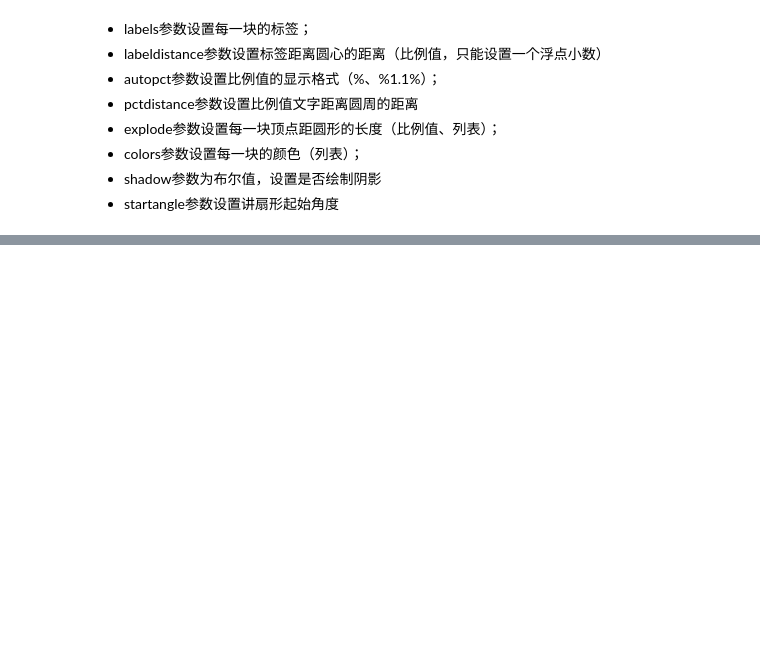
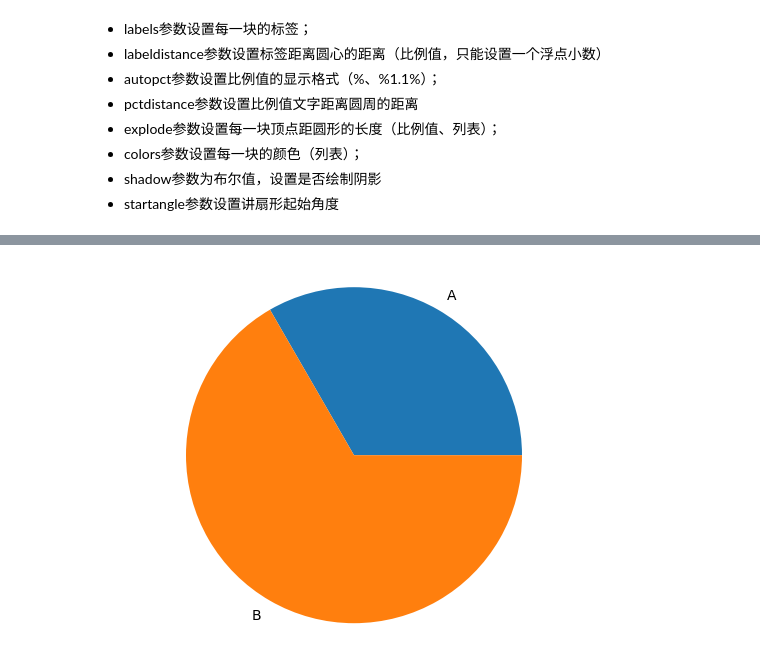
Before and after one commit to Leecoin49/StudyNote, a Jupyter notebook: LLM/AILLM_Luffy/1.Python/第21章Matplotlib/1.Matplotlib绘图.ipynb, the cells around one changed output, grey strips where cells are left out. Cells and saved outputs as stored; diff of their text form; code cells hidden in the pictures; blank space fills up the shorter version.

```diff
--- a/LLM/AILLM_Luffy/1.Python/第21章Matplotlib/1.Matplotlib绘图.ipynb
+++ b/LLM/AILLM_Luffy/1.Python/第21章Matplotlib/1.Matplotlib绘图.ipynb
@@ -1165,0 +1202,10 @@ pie()
+# %%
+# 不填满的饼图，保真展示的数据的和不要超过1
+percent = data/data.sum()
+percent
+
+plt.pie(percent[:2], labels=index[:2])
+_ = plt.axis('equal')
+plt.show()
+# %% [output]
+[figure, added]
```
Also changed, not shown: parts of 17 cells of this notebook, 1 other file.
